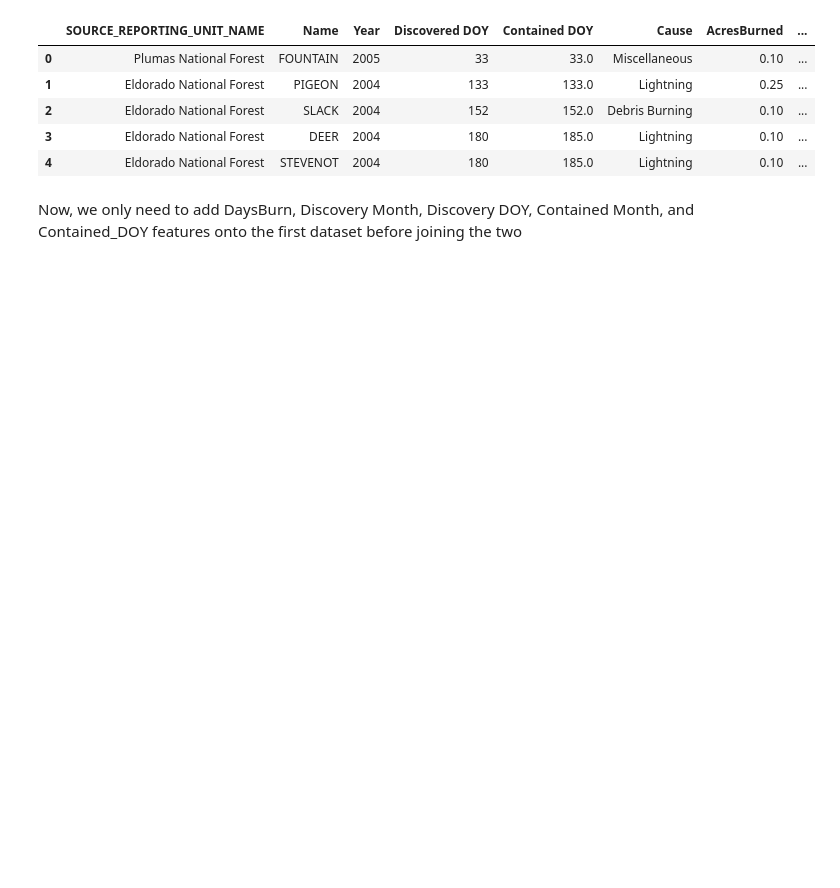
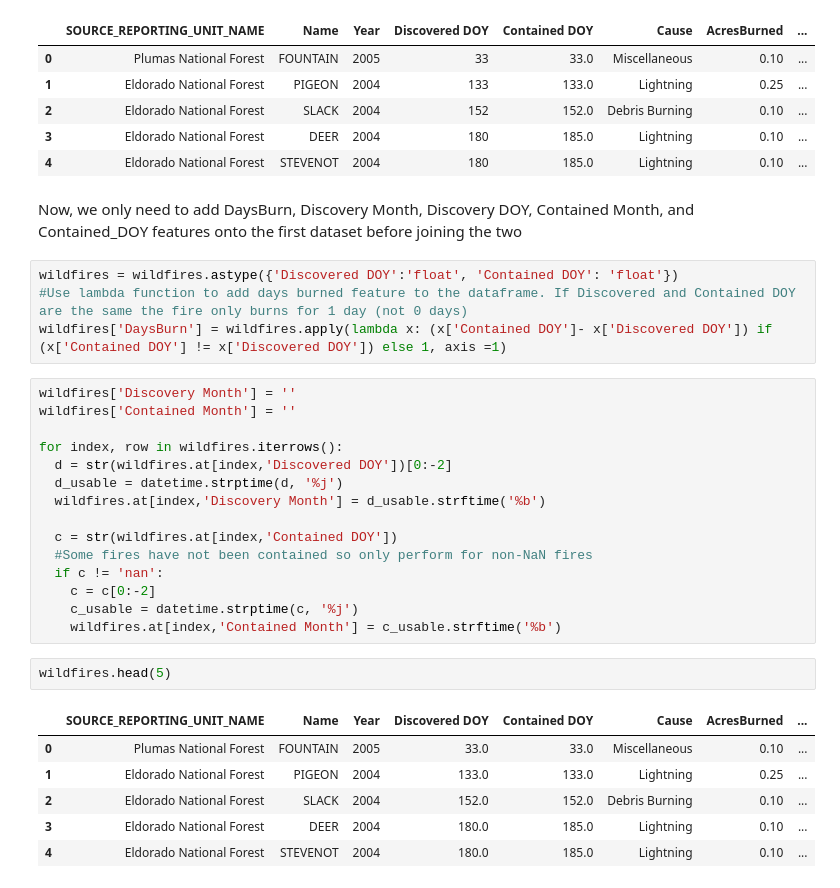
Before and after one commit to mnocerino23/Wildfire-Forecaster, a Jupyter notebook: wildfires.ipynb, the cells around one changed output. Drawn from its saved outputs; the diff is of its cells as text; blank space fills up the shorter version.

```diff
--- a/wildfires.ipynb
+++ b/wildfires.ipynb
@@ -306,3 +280,31 @@ wildfires.head()
 | 4 | Eldorado National Forest | STEVENOT | 2004 | 180 | 185.0 | Lightning | 0.10 | ... |
 # %% [markdown]
 Now, we only need to add DaysBurn, Discovery Month, Discovery DOY, Contained Month, and Contained_DOY features onto the first dataset before joining the two
+# %%
+wildfires = wildfires.astype({'Discovered DOY':'float', 'Contained DOY': 'float'})
+#Use lambda function to add days burned feature to the dataframe. If Discovered and Contained DOY are the same the fire only burns for 1 day (not 0 days)
+wildfires['DaysBurn'] = wildfires.apply(lambda x: (x['Contained DOY']- x['Discovered DOY']) if (x['Contained DOY'] != x['Discovered DOY']) else 1, axis =1)
+# %%
+wildfires['Discovery Month'] = ''
+wildfires['Contained Month'] = ''
+
+for index, row in wildfires.iterrows():
+  d = str(wildfires.at[index,'Discovered DOY'])[0:-2]
+  d_usable = datetime.strptime(d, '%j')
+  wildfires.at[index,'Discovery Month'] = d_usable.strftime('%b')
+
+  c = str(wildfires.at[index,'Contained DOY'])
+  #Some fires have not been contained so only perform for non-NaN fires
+  if c != 'nan':
+    c = c[0:-2]
+    c_usable = datetime.strptime(c, '%j')
+    wildfires.at[index,'Contained Month'] = c_usable.strftime('%b')
+# %%
+wildfires.head(5)
+# %% [output]
+|  | SOURCE_REPORTING_UNIT_NAME | Name | Year | Discovered DOY | Contained DOY | Cause | AcresBurned | ... |
+| 0 | Plumas National Forest | FOUNTAIN | 2005 | 33.0 | 33.0 | Miscellaneous | 0.10 | ... |
+| 1 | Eldorado National Forest | PIGEON | 2004 | 133.0 | 133.0 | Lightning | 0.25 | ... |
+| 2 | Eldorado National Forest | SLACK | 2004 | 152.0 | 152.0 | Debris Burning | 0.10 | ... |
+| 3 | Eldorado National Forest | DEER | 2004 | 180.0 | 185.0 | Lightning | 0.10 | ... |
+| 4 | Eldorado National Forest | STEVENOT | 2004 | 180.0 | 185.0 | Lightning | 0.10 | ... |
```
Also changed, not shown: parts of 15 cells of this notebook.
